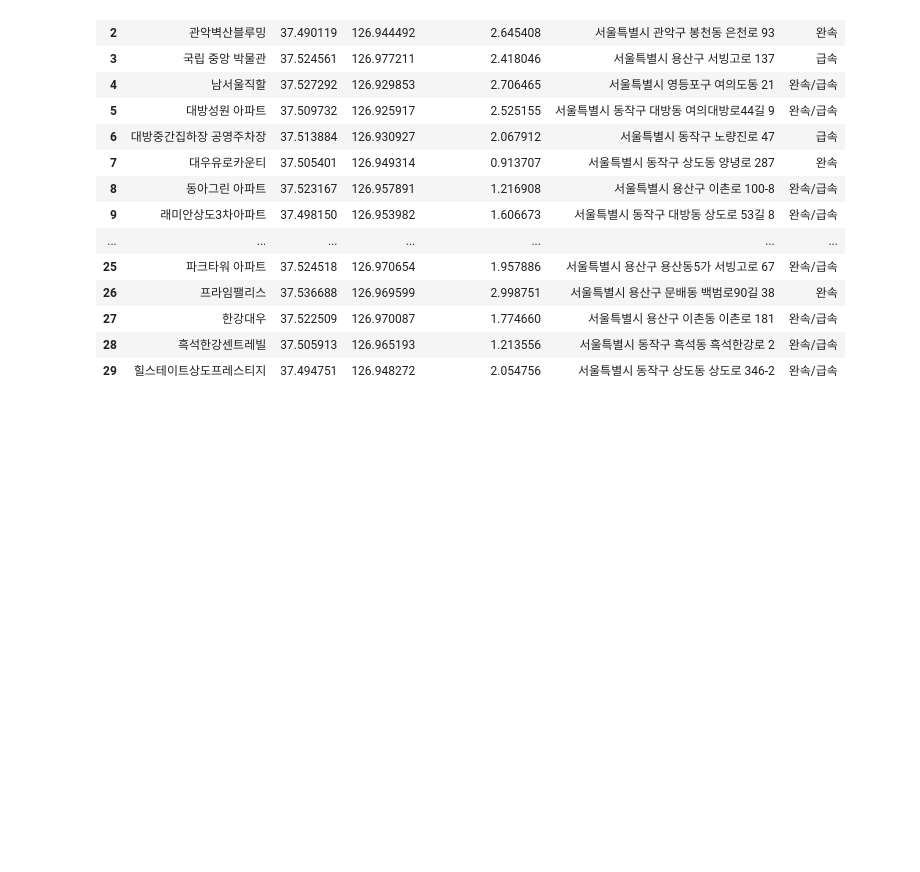
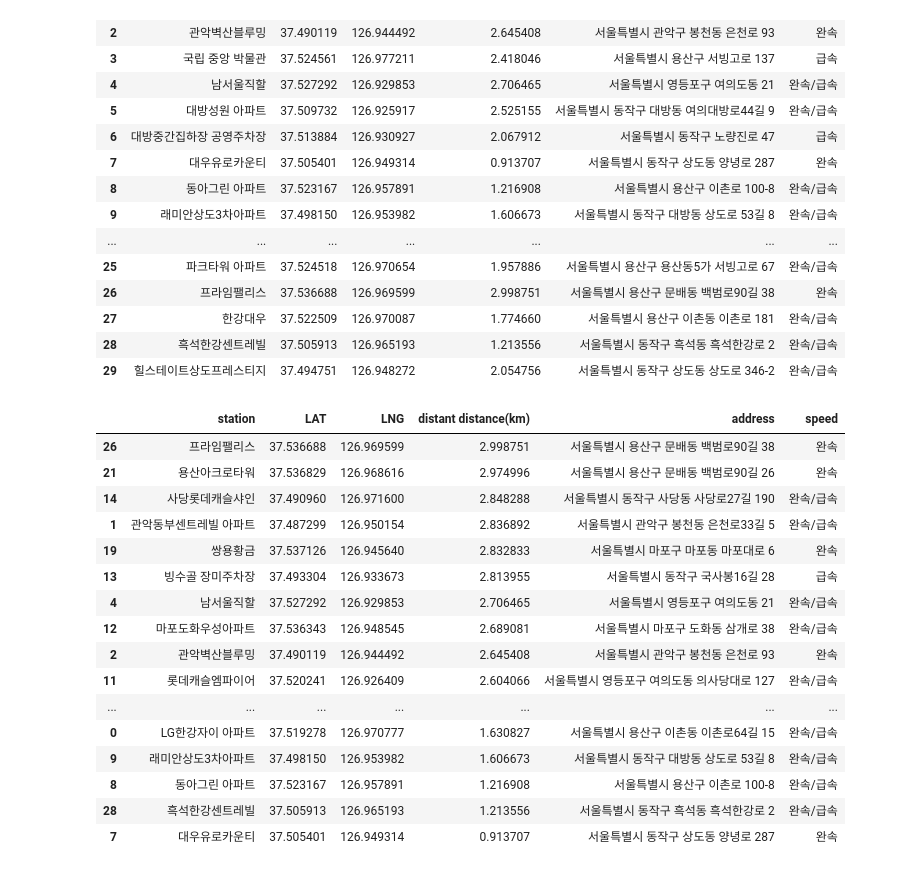
Before and after one commit to knudatascientists/Team3_stair, a Jupyter notebook: gy/power.ipynb, the cells around one changed output. Drawn from its saved outputs; the diff is of its cells as text; code cells hidden in the pictures; blank space fills up the shorter version.

```diff
--- a/gy/power.ipynb
+++ b/gy/power.ipynb
@@ -400,3 +400,23 @@ result
 | 27 | 한강대우 | 37.522509 | 126.970087 | 1.774660 | 서울특별시 용산구 이촌동 이촌로 181 | 완속/급속 |
 | 28 | 흑석한강센트레빌 | 37.505913 | 126.965193 | 1.213556 | 서울특별시 동작구 흑석동 흑석한강로 2 | 완속/급속 |
 | 29 | 힐스테이트상도프레스티지 | 37.494751 | 126.948272 | 2.054756 | 서울특별시 동작구 상도동 상도로 346-2 | 완속/급속 |
+# %%
+result.sort_values('distant distance(km)',ascending=False)
+# %% [output]
+|  | station | LAT | LNG | distant distance(km) | address | speed |
+| 26 | 프라임팰리스 | 37.536688 | 126.969599 | 2.998751 | 서울특별시 용산구 문배동 백범로90길 38 | 완속 |
+| 21 | 용산아크로타워 | 37.536829 | 126.968616 | 2.974996 | 서울특별시 용산구 문배동 백범로90길 26 | 완속 |
+| 14 | 사당롯데캐슬샤인 | 37.490960 | 126.971600 | 2.848288 | 서울특별시 동작구 사당동 사당로27길 190 | 완속/급속 |
+| 1 | 관악동부센트레빌 아파트 | 37.487299 | 126.950154 | 2.836892 | 서울특별시 관악구 봉천동 은천로33길 5 | 완속/급속 |
+| 19 | 쌍용황금 | 37.537126 | 126.945640 | 2.832833 | 서울특별시 마포구 마포동 마포대로 6 | 완속 |
+| 13 | 빙수골 장미주차장 | 37.493304 | 126.933673 | 2.813955 | 서울특별시 동작구 국사봉16길 28 | 급속 |
+| 4 | 남서울직할 | 37.527292 | 126.929853 | 2.706465 | 서울특별시 영등포구 여의도동 21 | 완속/급속 |
+| 12 | 마포도화우성아파트 | 37.536343 | 126.948545 | 2.689081 | 서울특별시 마포구 도화동 삼개로 38 | 완속/급속 |
+| 2 | 관악벽산블루밍 | 37.490119 | 126.944492 | 2.645408 | 서울특별시 관악구 봉천동 은천로 93 | 완속 |
+| 11 | 롯데캐슬엠파이어 | 37.520241 | 126.926409 | 2.604066 | 서울특별시 영등포구 여의도동 의사당대로 127 | 완속/급속 |
+| ... | ... | ... | ... | ... | ... | ... |
+| 0 | LG한강자이 아파트 | 37.519278 | 126.970777 | 1.630827 | 서울특별시 용산구 이촌동 이촌로64길 15 | 완속/급속 |
+| 9 | 래미안상도3차아파트 | 37.498150 | 126.953982 | 1.606673 | 서울특별시 동작구 대방동 상도로 53길 8 | 완속/급속 |
+| 8 | 동아그린 아파트 | 37.523167 | 126.957891 | 1.216908 | 서울특별시 용산구 이촌로 100-8 | 완속/급속 |
+| 28 | 흑석한강센트레빌 | 37.505913 | 126.965193 | 1.213556 | 서울특별시 동작구 흑석동 흑석한강로 2 | 완속/급속 |
+| 7 | 대우유로카운티 | 37.505401 | 126.949314 | 0.913707 | 서울특별시 동작구 상도동 양녕로 287 | 완속 |
```
Also changed, not shown: 1 other file.
